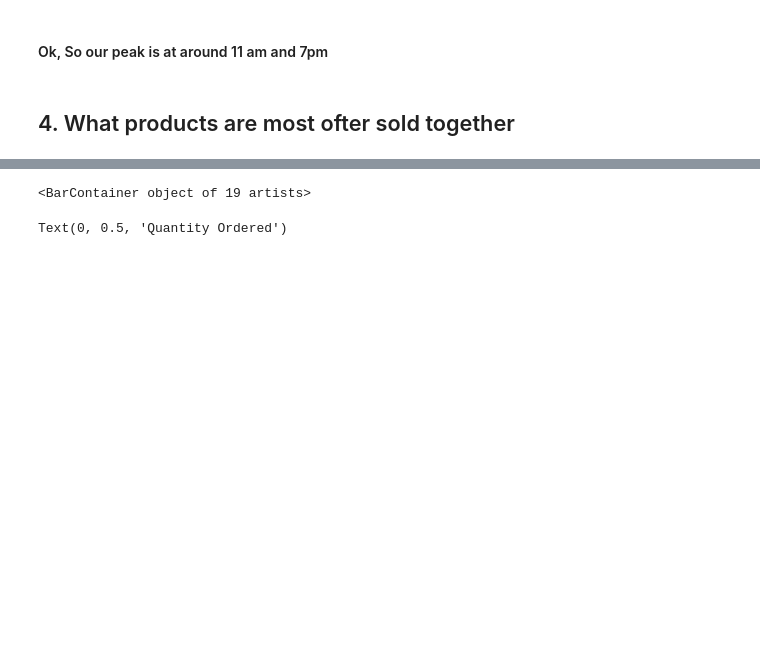
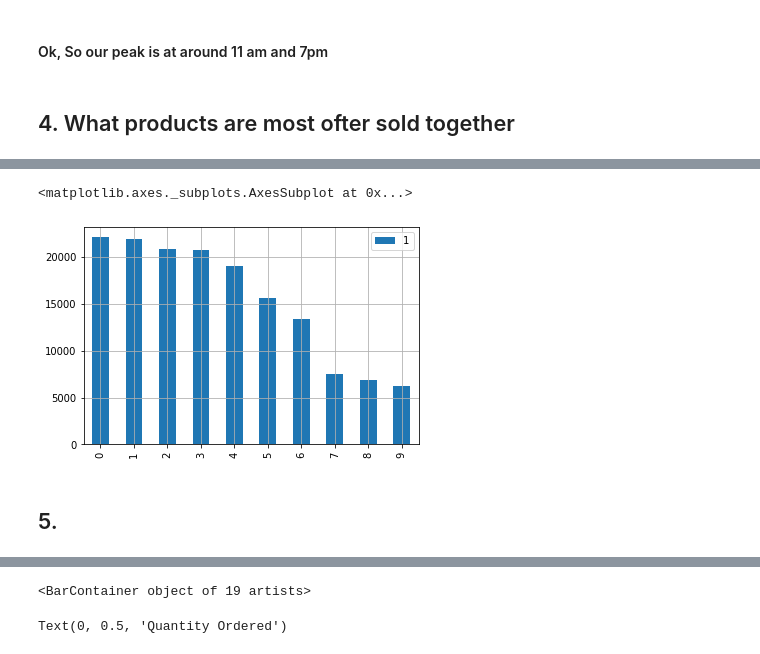
Before and after one commit to rustydigg918/Dell_Inspiron_works, a Jupyter notebook: Keith_Gali_Working_With_Real_World/Real life business problem.ipynb, the cells around one changed output, grey strips where cells are left out. Drawn from its saved outputs; the diff is of its cells as text; code cells hidden in the pictures; blank space fills up the shorter version.

```diff
--- a/Keith_Gali_Working_With_Real_World/Real life business problem.ipynb
+++ b/Keith_Gali_Working_With_Real_World/Real life business problem.ipynb
@@ -679,0 +847,6 @@ df_sel.head()
+# %%
+def compare(n):
+    if df_sel.Grouped.str.split(',')[n][0]==df_sel.Grouped.str.split(',')[n][1]:
+        print(True)
+    else:
+        print(False)
@@ -717,0 +906,8 @@ for key, value in count.most_common(10):
+# %%
+selected_10 = count.most_common(10)
+pd.DataFrame(selected_10).plot(kind = 'bar',grid = True, use_index = False)
+# %% [output]
+<matplotlib.axes._subplots.AxesSubplot at 0x...>
+[figure, added]
+# %% [markdown]
+## 5.
```
Also changed, not shown: parts of 105 cells of this notebook, 3 other files.
